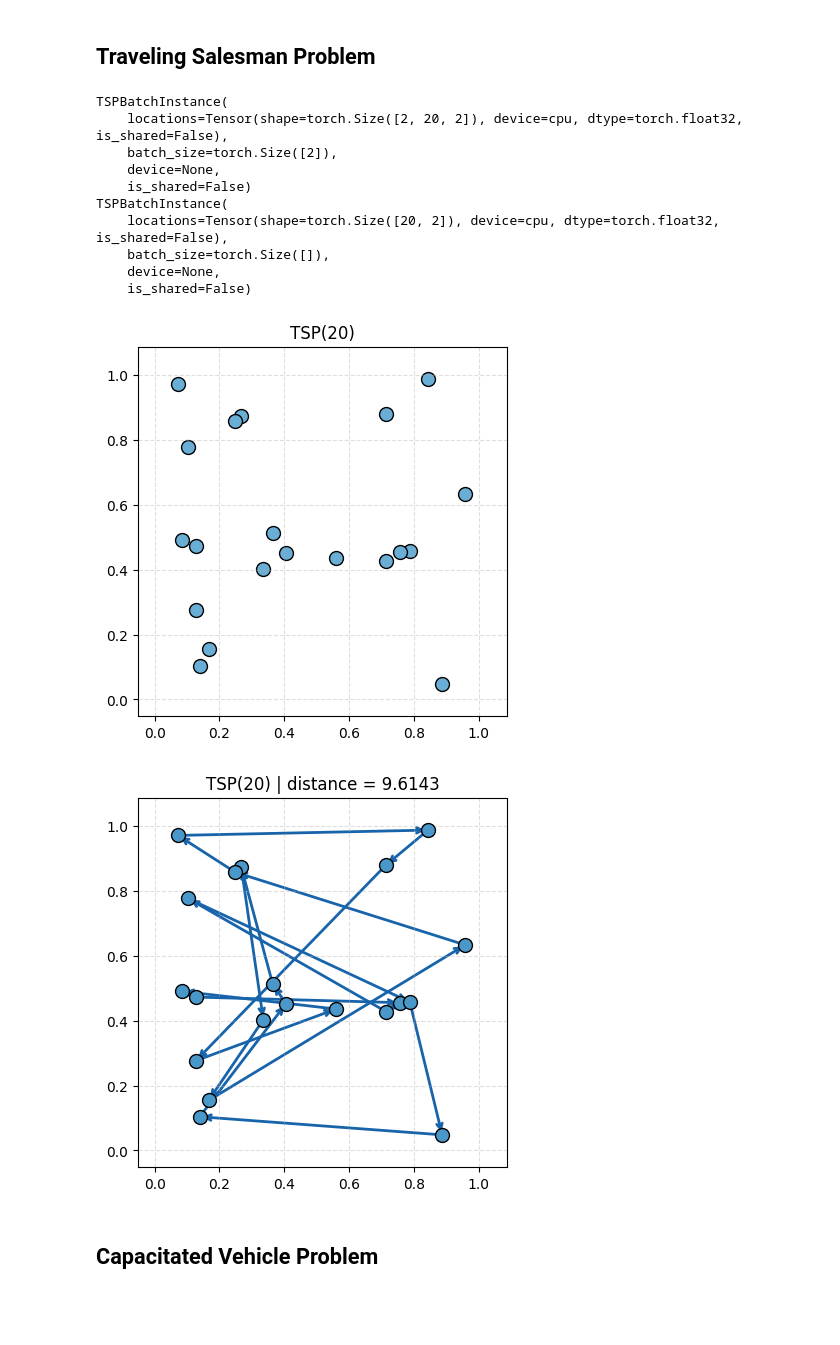
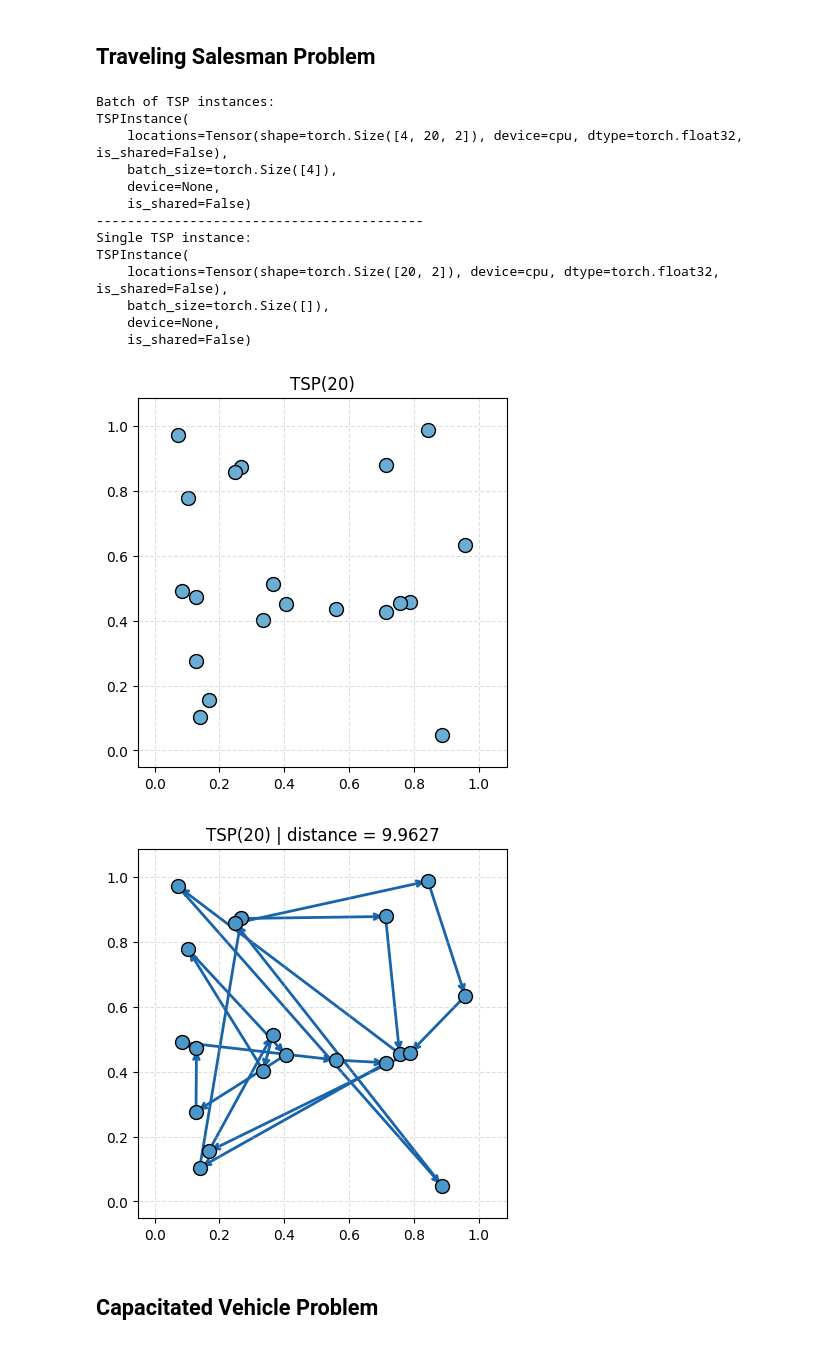
Before and after one commit to arekpaterak/master-thesis, a Jupyter notebook: notebooks/01-problems-overview.ipynb, the cells around one changed output. Drawn from its saved outputs; the diff is of its cells as text; code cells hidden in the pictures; blank space fills up the shorter version.

Commit message:
Unify single and batch representations

```diff
--- a/notebooks/01-problems-overview.ipynb
+++ b/notebooks/01-problems-overview.ipynb
@@ -17,32 +16,39 @@ from core.problems.tsp import TSPBatchSampler, TSPConfig
 ## Traveling Salesman Problem
 # %%
 tsp_config = TSPConfig(num_locations=20)
-tsp_sampler = TSPBatchSampler(tsp_config)
-tsp_batch = tsp_sampler(2)
+tsp_sampler = TSPSampler(tsp_config)
+tsp_batch = tsp_sampler(4)
+
+print("Batch of TSP instances:")
 print(tsp_batch)
+
+print("-" * 42)
+
+print("Single TSP instance:")
 print(tsp_batch[0])
 
-instance = tsp_batch.get_single(0)
-instance.visualize()
+tsp_batch[0].visualize()
 plt.show()
 # %% [output]
-TSPBatchInstance(
-    locations=Tensor(shape=torch.Size([2, 20, 2]), device=cpu, dtype=torch.float32, is_shared=False),
-    batch_size=torch.Size([2]),
+Batch of TSP instances:
+TSPInstance(
+    locations=Tensor(shape=torch.Size([4, 20, 2]), device=cpu, dtype=torch.float32, is_shared=False),
+    batch_size=torch.Size([4]),
     device=None,
     is_shared=False)
-TSPBatchInstance(
+------------------------------------------
+Single TSP instance:
+TSPInstance(
     locations=Tensor(shape=torch.Size([20, 2]), device=cpu, dtype=torch.float32, is_shared=False),
     batch_size=torch.Size([]),
     device=None,
     is_shared=False)
 [figure]
 # %%
-batch_solution = random_permutation(tsp_batch)
-example_tsp_solution = batch_solution.get_single(0)
-example_tsp_solution.visualize()
+tsp_solution = random_permutation(tsp_batch[0])
+tsp_solution.visualize()
 # %% [output]
-[figure, old version]
+[figure, new version]
 # %% [markdown]
 ## Capacitated Vehicle Problem
 # %%
```
Also changed, not shown: parts of 7 cells of this notebook, 33 other files.
